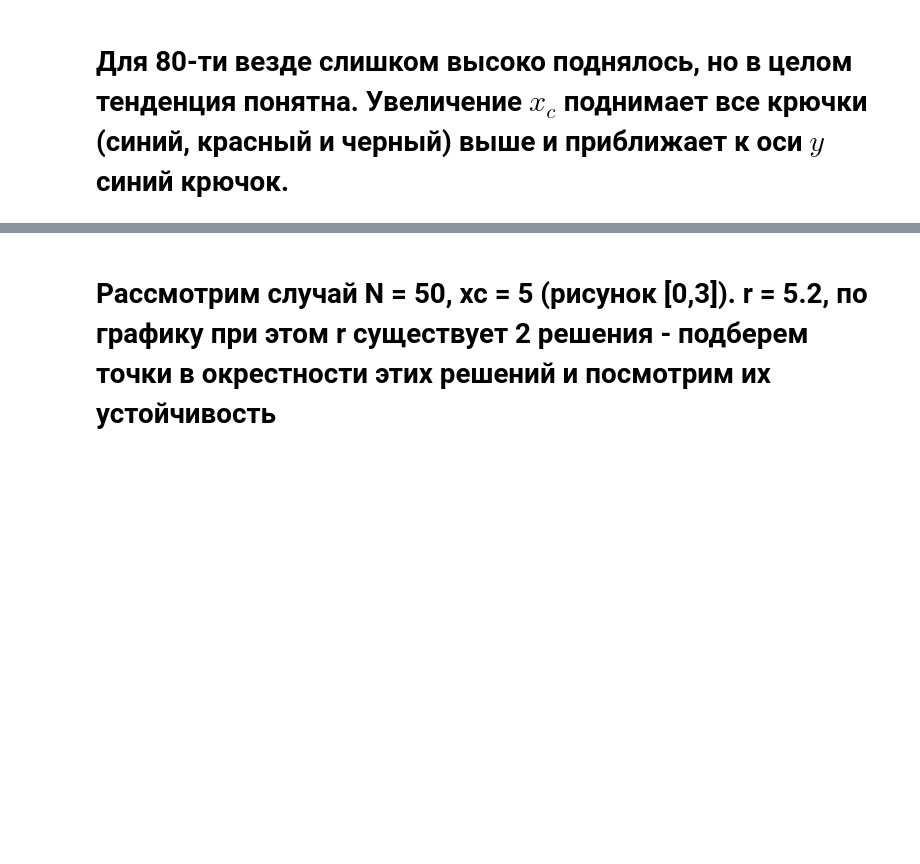
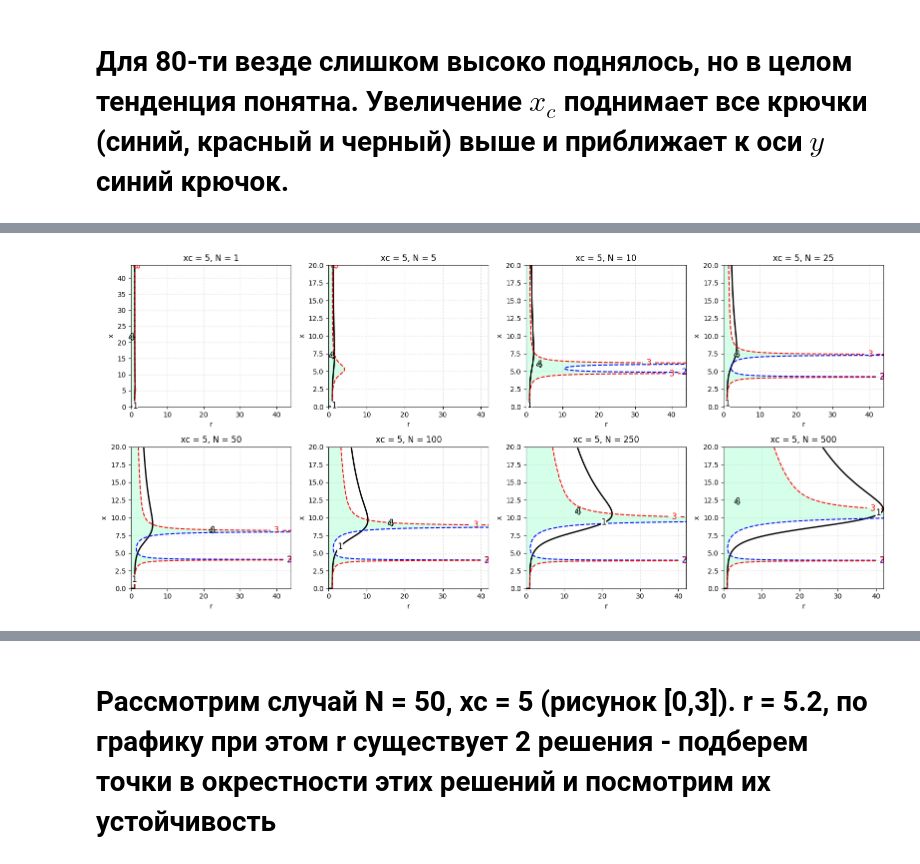
Before and after one commit to yobysheva/kursovaya, a Jupyter notebook: stac_points.ipynb, the cells around one changed output, grey strips where cells are left out. Cells and saved outputs as stored; diff of their text form; code cells hidden in the pictures; blank space fills up the shorter version.

```diff
--- a/stac_points.ipynb
+++ b/stac_points.ipynb
@@ -56,0 +202,14 @@ plt.show()
+# %%
+xc_values = [5]
+N_values  = [1, 5, 10, 25, 50, 100, 250, 500]
+param_sets = [
+    (y,x) for y in N_values for x in xc_values
+]
+
+x_max_map = {1: 44, 5: 20, 25: 20, 0.5: 10, 10: 20, 50: 20, 100: 20, 250: 20, 500: 20, 1000: 20}
+r_max_map = {1: 44, 5: 42, 25: 44, 0.5: 4, 10: 44, 50:44, 100: 42, 250: 42, 500: 42, 1000: 80}
+ncols = 4
+
+plot_stability(param_sets, x_max_map, r_max_map, ncols, 16, 8)
+# %% [output]
+[figure, added]
```
Also changed, not shown: parts of 18 cells of this notebook.
